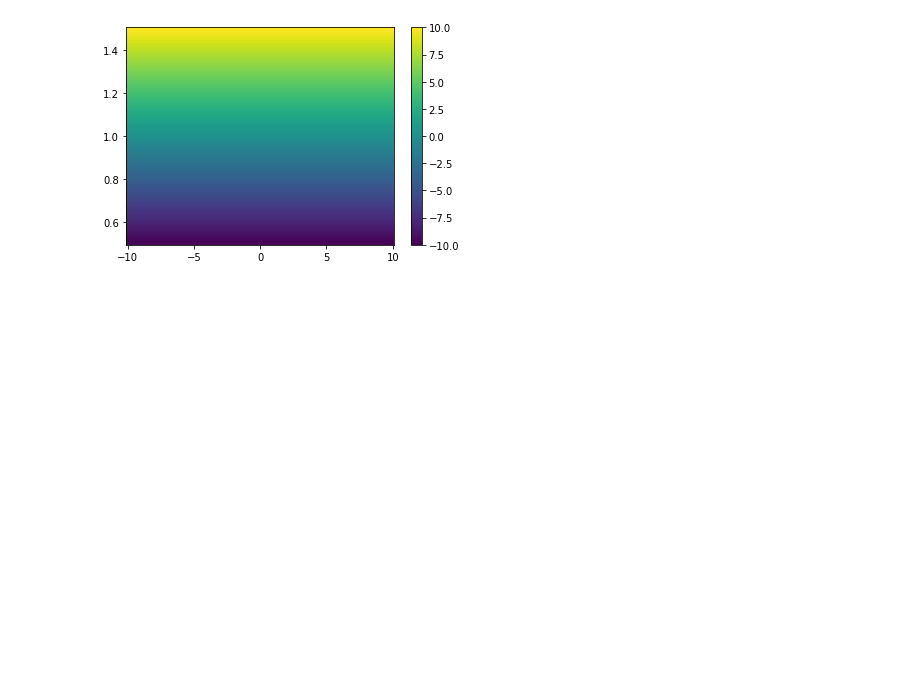
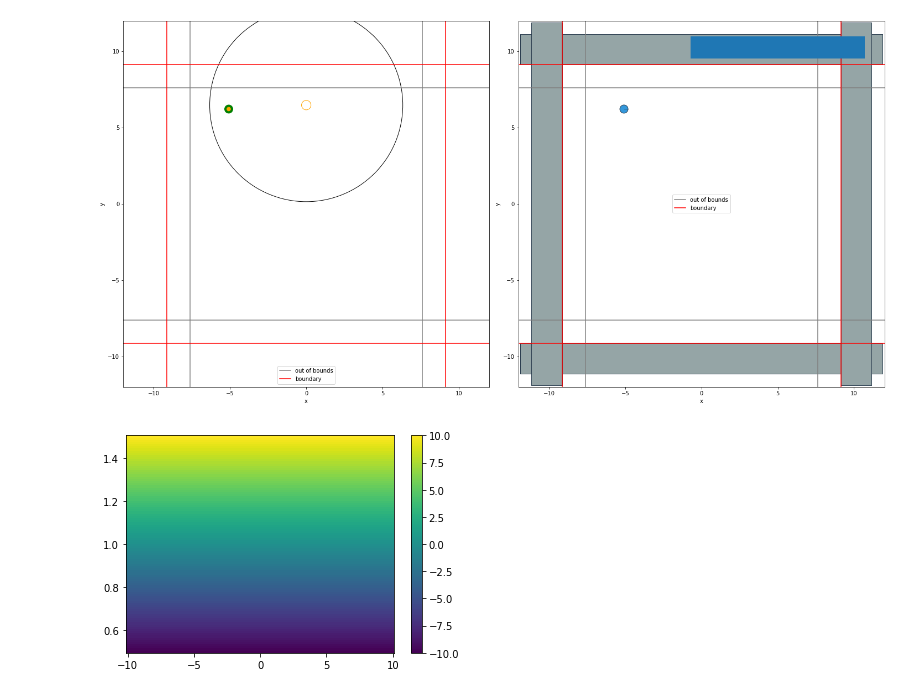
Before and after one commit to akarshkumar0101/basketball-rl, a Jupyter notebook: viz_env.ipynb, the cells around one changed output. Cells and saved outputs as stored; diff of their text form; code cells hidden in the pictures; blank space fills up the shorter version.

```diff
--- a/viz_env.ipynb
+++ b/viz_env.ipynb
@@ -30,0 +62,8 @@ vid
+# %%
+fig, axs = plt.subplots(1, 2, figsize=(20, 10))
+env.render(ax=axs[0])
+env.render(backend='pymunk', ax=axs[1])
+plt.plot([0,10], [10.244,10.244], linewidth=40)
+plt.tight_layout()
+# %% [output]
+[figure, added]
```
Also changed, not shown: parts of 7 cells of this notebook, 2 other files.
